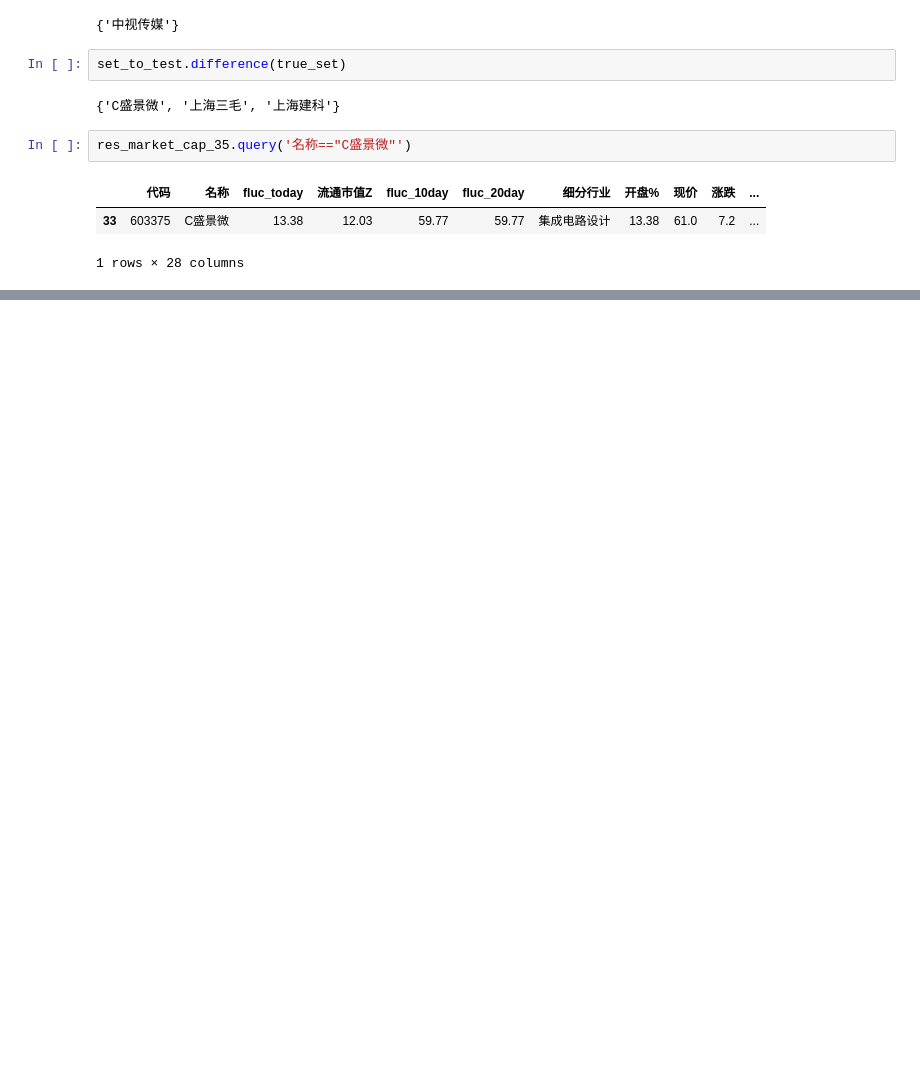
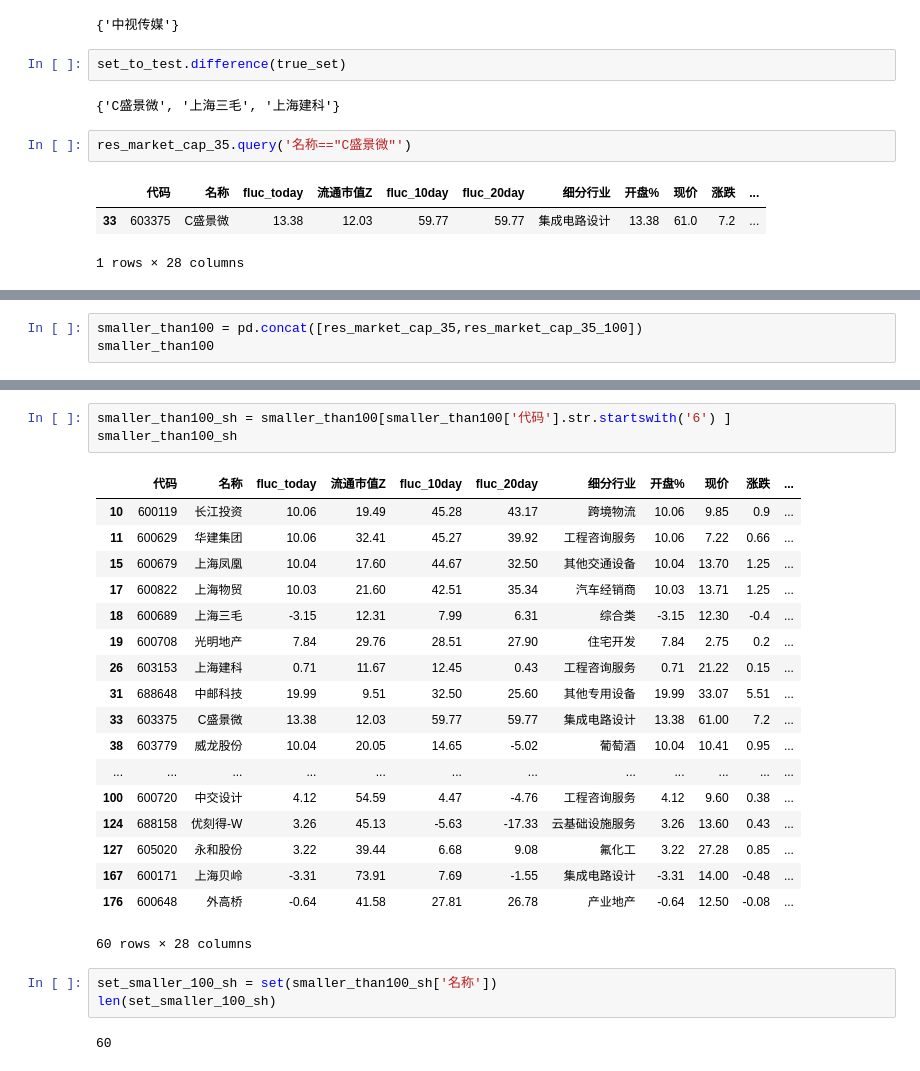
Before and after one commit to cosmo86/SE_crawler, a Jupyter notebook: src/Untitled.ipynb, the cells around one changed output, grey strips where cells are left out. Saved outputs shown, nothing was run; the diff lists cells and outputs as text; blank space fills up the shorter version.

```diff
--- a/src/Untitled.ipynb
+++ b/src/Untitled.ipynb
@@ -649,0 +696,3 @@ res_market_cap_35.query('名称=="C盛景微"')
+# %%
+smaller_than100 = pd.concat([res_market_cap_35,res_market_cap_35_100])
+smaller_than100
@@ -649,0 +713,27 @@ res_market_cap_35.query('名称=="C盛景微"')
+# %%
+smaller_than100_sh = smaller_than100[smaller_than100['代码'].str.startswith('6') ]
+smaller_than100_sh
+# %% [output]
+|  | 代码 | 名称 | fluc_today | 流通市值Z | fluc_10day | fluc_20day | 细分行业 | 开盘% | 现价 | 涨跌 | ... |
+| 10 | 600119 | 长江投资 | 10.06 | 19.49 | 45.28 | 43.17 | 跨境物流 | 10.06 | 9.85 | 0.9 | ... |
+| 11 | 600629 | 华建集团 | 10.06 | 32.41 | 45.27 | 39.92 | 工程咨询服务 | 10.06 | 7.22 | 0.66 | ... |
+| 15 | 600679 | 上海凤凰 | 10.04 | 17.60 | 44.67 | 32.50 | 其他交通设备 | 10.04 | 13.70 | 1.25 | ... |
+| 17 | 600822 | 上海物贸 | 10.03 | 21.60 | 42.51 | 35.34 | 汽车经销商 | 10.03 | 13.71 | 1.25 | ... |
+| 18 | 600689 | 上海三毛 | -3.15 | 12.31 | 7.99 | 6.31 | 综合类 | -3.15 | 12.30 | -0.4 | ... |
+| 19 | 600708 | 光明地产 | 7.84 | 29.76 | 28.51 | 27.90 | 住宅开发 | 7.84 | 2.75 | 0.2 | ... |
+| 26 | 603153 | 上海建科 | 0.71 | 11.67 | 12.45 | 0.43 | 工程咨询服务 | 0.71 | 21.22 | 0.15 | ... |
+| 31 | 688648 | 中邮科技 | 19.99 | 9.51 | 32.50 | 25.60 | 其他专用设备 | 19.99 | 33.07 | 5.51 | ... |
+| 33 | 603375 | C盛景微 | 13.38 | 12.03 | 59.77 | 59.77 | 集成电路设计 | 13.38 | 61.00 | 7.2 | ... |
+| 38 | 603779 | 威龙股份 | 10.04 | 20.05 | 14.65 | -5.02 | 葡萄酒 | 10.04 | 10.41 | 0.95 | ... |
+| ... | ... | ... | ... | ... | ... | ... | ... | ... | ... | ... | ... |
+| 100 | 600720 | 中交设计 | 4.12 | 54.59 | 4.47 | -4.76 | 工程咨询服务 | 4.12 | 9.60 | 0.38 | ... |
+| 124 | 688158 | 优刻得-W | 3.26 | 45.13 | -5.63 | -17.33 | 云基础设施服务 | 3.26 | 13.60 | 0.43 | ... |
+| 127 | 605020 | 永和股份 | 3.22 | 39.44 | 6.68 | 9.08 | 氟化工 | 3.22 | 27.28 | 0.85 | ... |
+| 167 | 600171 | 上海贝岭 | -3.31 | 73.91 | 7.69 | -1.55 | 集成电路设计 | -3.31 | 14.00 | -0.48 | ... |
+| 176 | 600648 | 外高桥 | -0.64 | 41.58 | 27.81 | 26.78 | 产业地产 | -0.64 | 12.50 | -0.08 | ... |
+60 rows × 28 columns
+# %%
+set_smaller_100_sh = set(smaller_than100_sh['名称'])
+len(set_smaller_100_sh)
+# %% [output]
+60
```
Also changed, not shown: parts of 8 cells of this notebook, 14 other files.
